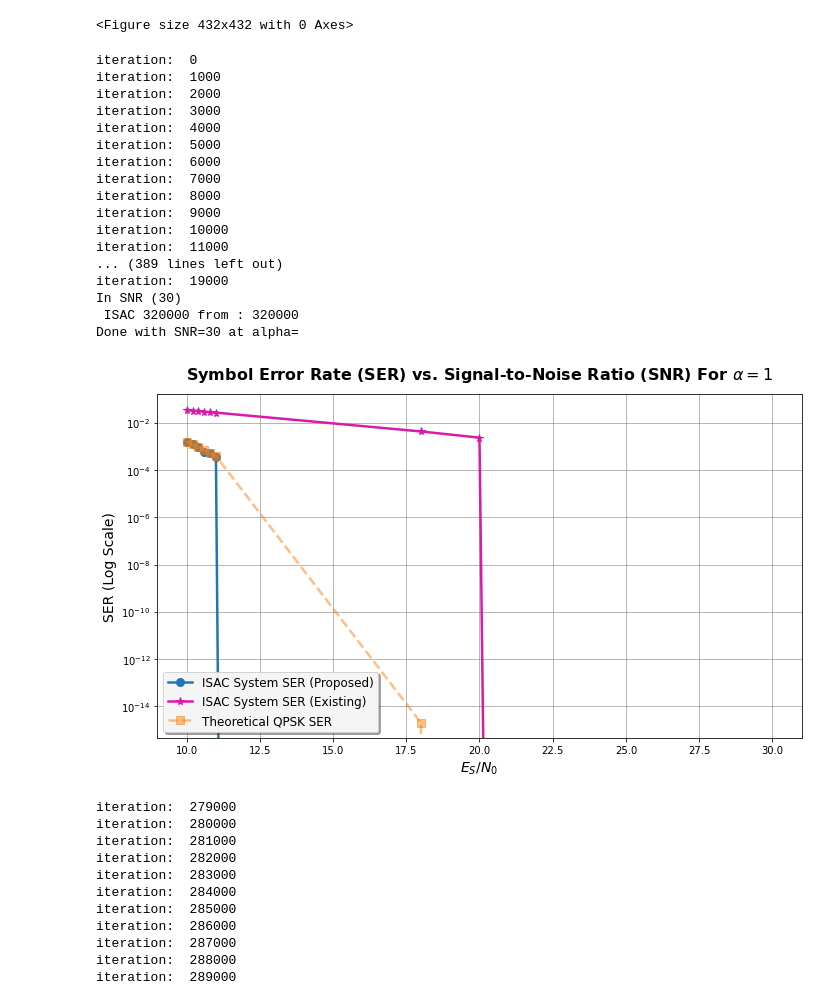
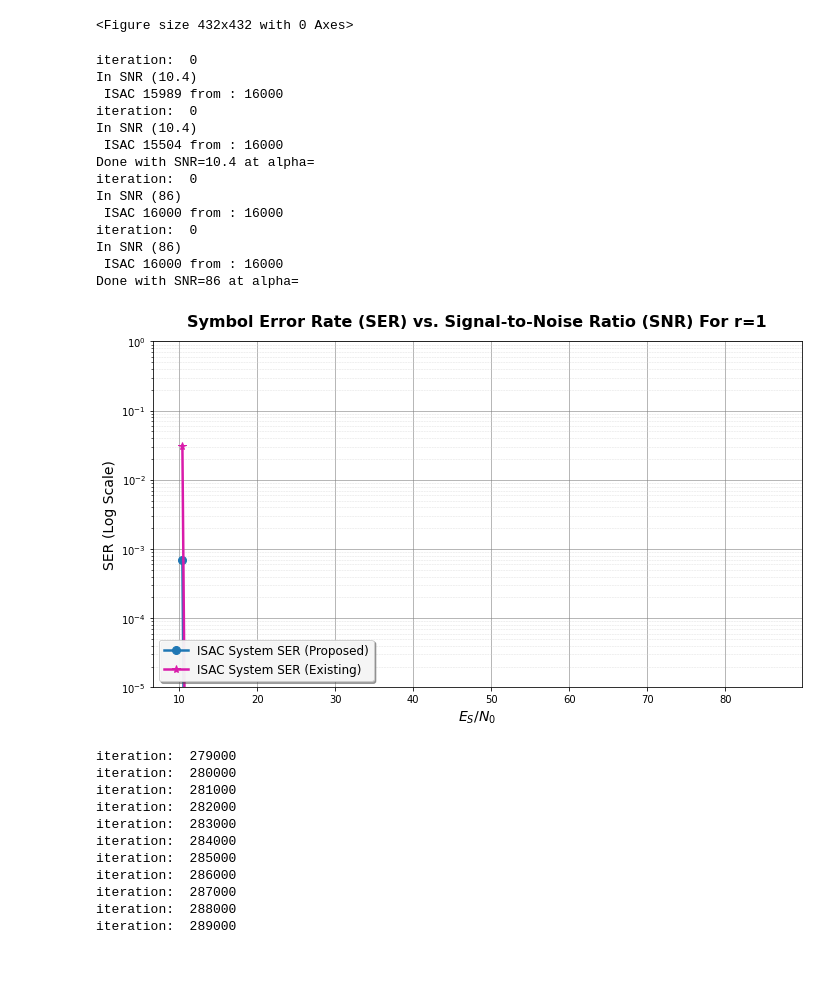
Before and after one commit to OriNik100/Spec_Null, a Jupyter notebook: ofdm_creation.ipynb, the cells around one changed output. Drawn from its saved outputs; the diff is of its cells as text; code cells hidden in the pictures; blank space fills up the shorter version.

```diff
--- a/ofdm_creation.ipynb
+++ b/ofdm_creation.ipynb
@@ -62,19 +62,22 @@ num_subcarriers = 16
 bits = np.random.randint(0, 2, num_subcarriers*2)
 QPSK_data = QPSK_modulation(bits)
 
+alpha_i = np.sqrt(2) / 4
+alpha_v = np.sqrt(2) / 4
+
 OFDM_signal = OFDM(QPSK_data, t=t, num = num_subcarriers, normalize=True)
 
 #ISAC
-isac_signal = s_nulled + OFDM_signal # same scale (order of Mag)
-vouras_signal = s_lin + OFDM_signal
+isac_signal = s_nulled + alpha_i * OFDM_signal # same scale (order of Mag)
+vouras_signal = s_lin + alpha_v * OFDM_signal
 
 OFDM_freqs, OFDM_SIG = hlp.spectrum(OFDM_signal, Fs, 2**14)
 
 ISAC_freqs, ISAC_SIGNAL = hlp.spectrum(isac_signal, Fs, 2**14)
 VOURAS_freqs, VOURAS_SIGNAL = hlp.spectrum(vouras_signal, Fs, 2**14)
 
-I2 = S_nulled + OFDM_SIG
-V2 = S_lin + OFDM_SIG
+I2 = S_nulled + alpha_i * OFDM_SIG
+V2 = S_lin + alpha_v * OFDM_SIG
 
 I2_db = 20*np.log10(np.abs(I2) + 1e-40)
 V2_db = 20*np.log10(np.abs(V2) + 1e-40)
@@ -88,7 +91,7 @@ S_vouras_norm = 20*np.log10(np.abs(VOURAS_SIGNAL)/np.max(np.abs(VOURAS_SIGNAL))+
 # plotting results in the frequency domain
 plt.figure()
 plt.plot(freqs/1e6, S_orig_norm, label='Original LFM', color='blue')
-plt.plot(VOURAS_freqs/1e6, S_vouras_norm, label='Vouras Signal', color='red')
+#plt.plot(VOURAS_freqs/1e6, S_vouras_norm, label='Vouras Signal', color='red')
 plt.plot(ISAC_freqs/1e6, S_isac_norm, label='ISAC Signal', color='green', alpha=0.8)
 # plt.plot(freqs/1e6, S_final_norm, label='Final Signal', color='red')
 plt.title("ISAC Signal Spectrum vs Original LFM")
@@ -101,7 +104,7 @@ plt.show()
 
 plt.figure()
 plt.plot(freqs/1e6, S_orig_norm, label='Original LFM', color='blue')
-plt.plot(VOURAS_freqs/1e6, V2_db, label='Vouras Signal', color='red')
+#plt.plot(VOURAS_freqs/1e6, V2_db, label='Vouras Signal', color='red')
 plt.plot(ISAC_freqs/1e6, I2_db, label='ISAC Signal', color='green', alpha=0.8)
 # plt.plot(freqs/1e6, S_final_norm, label='Final Signal', color='red')
 plt.title("ISAC Signal Spectrum vs Original LFM")
@@ -235,7 +238,7 @@ from scipy.special import erf
 def Q(x):
     return 0.5-0.5*erf(x/np.sqrt(2))
 
-SNR = [10, 10.2, 10.4, 10.6, 10.8, 11, 18, 20, 30]
+SNR = [10.4, 86]
 StC_ratio = [1] # Sensing to Communication ratio
 sigma = []
 
@@ -248,7 +251,7 @@ SER_OFDM = [[0 for x in range(W)] for y in range(H)]
 SER_VOURAS = [[0 for x in range(W)] for y in range(H)]
 SER_QAM = [[0 for x in range(W)] for y in range(H)]
 
-iteration = 1e4
+iteration = 1e3
 
 for i, r in enumerate(StC_ratio):
 
@@ -274,55 +277,52 @@ for i, r in enumerate(StC_ratio):
 
 
 
 
 for k in range(H):
     # Semi-log scale (y-axis in log scale)
     plt.figure(figsize=(10, 6))
 
     # ISAC
     plt.semilogy(SNR, SER_ISAC[k],
                  marker='o', linestyle='-', color='#1f77b4', linewidth=2.5, markersize=8,
                  label='ISAC System SER (Proposed)')
 
     # Vouras
     plt.semilogy(SNR, SER_VOURAS[k],
                  marker='*', linestyle='-', color="#d91baa", linewidth=2.5, markersize=8,
                  label='ISAC System SER (Existing)')
 
     # Theory (QPSK)
-    plt.semilogy(SNR, SER_QAM[k],
-                 marker='s', linestyle='--', color='#ff7f0e', linewidth=2.5, markersize=8, alpha=0.5,
-                 label='Theoretical QPSK SER')
+    #plt.semilogy(SNR, SER_QAM[k],
+    #             marker='s', linestyle='--', color='#ff7f0e', linewidth=2.5, markersize=8, alpha=0.5,
+    #             label='Theoretical QPSK SER')
 
-    plt.title(r'Symbol Error Rate (SER) vs. Signal-to-Noise Ratio (SNR) For $\alpha=1$', fontsize=16, fontweight='bold', pad=15)
+    plt.title(f'Symbol Error Rate (SER) vs. Signal-to-Noise Ratio (SNR) For r=1', fontsize=16, fontweight='bold', pad=15)
     plt.xlabel(r'$E_S$/$N_0$', fontsize=14)
     plt.ylabel('SER (Log Scale)', fontsize=14)
     plt.grid(True, which='major', linestyle='-', linewidth=0.8, color='gray', alpha=0.7)
     plt.grid(True, which='minor', linestyle='--', linewidth=0.5, color='lightgray', alpha=0.7)
     plt.legend(fontsize=12, loc='lower left', framealpha=0.9, shadow=True)
-    plt.ylim(1e-4, 1)
+    plt.ylim(1e-5, 1)
     plt.tight_layout()
 
 plt.show()
 # %% [output]
 iteration:  0
-iteration:  1000
-iteration:  2000
-iteration:  3000
-iteration:  4000
-iteration:  5000
-iteration:  6000
-iteration:  7000
-iteration:  8000
-iteration:  9000
-iteration:  10000
-iteration:  11000
-... (389 lines left out)
-iteration:  19000
-In SNR (30)
- ISAC 320000 from : 320000
-Done with SNR=30 at alpha=
+In SNR (10.4)
+ ISAC 15989 from : 16000
+iteration:  0
+In SNR (10.4)
+ ISAC 15504 from : 16000
+Done with SNR=10.4 at alpha=
+iteration:  0
+In SNR (86)
+ ISAC 16000 from : 16000
+iteration:  0
+In SNR (86)
+ ISAC 16000 from : 16000
+Done with SNR=86 at alpha=
-[figure, old version]
+[figure, new version]
 # %%
 np.random.seed(42)
 
```
Also changed, not shown: parts of 4 cells of this notebook, 1 other file.
